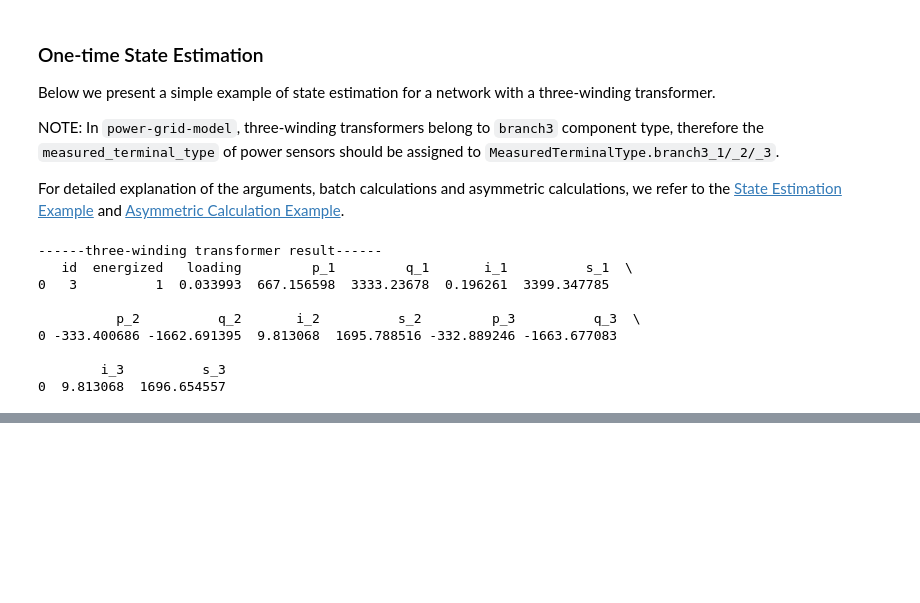
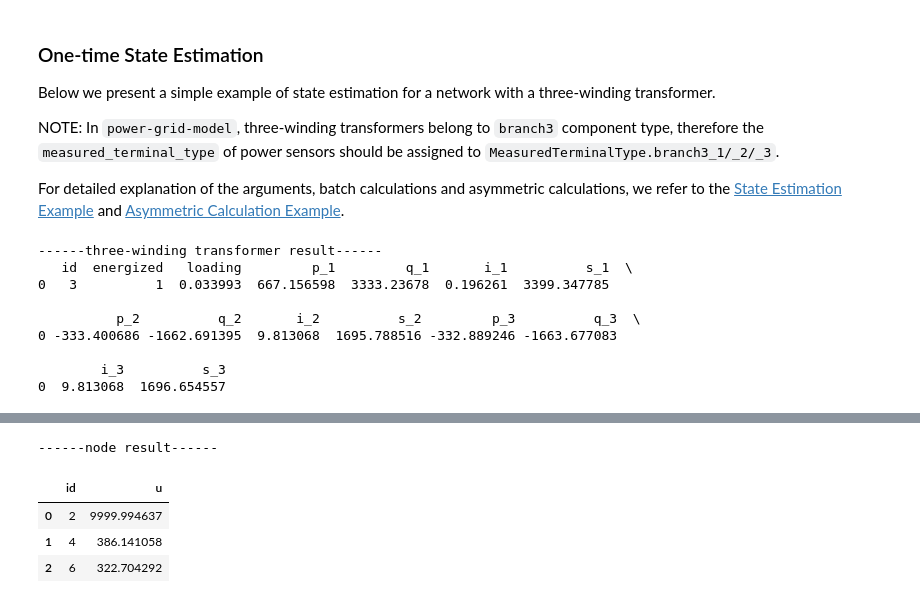
Before and after one commit to PowerGridModel/power-grid-model-workshop, a Jupyter notebook: examples/Transformer Examples.ipynb, the cells around one changed output, grey strips where cells are left out. Cells and saved outputs as stored; diff of their text form; code cells hidden in the pictures; blank space fills up the shorter version.

```diff
--- a/examples/Transformer Examples.ipynb
+++ b/examples/Transformer Examples.ipynb
@@ -392,0 +498,16 @@ print(pd.DataFrame(output_data4["three_winding_transformer"]))
+# %%
+# construction
+model5 = PowerGridModelWithExperimentalFeatures(input_data5)
+
+# one-time power flow calculation without automatic tap changing
+output_data5 = model5.calculate_power_flow()
+
+# Both load-side nodes node_4 and node_6 have a voltage below 400 V
+print("------node result------")
+display(pd.DataFrame(output_data5["node"])[["id", "u"]])
+# %% [output]
+------node result------
+|  | id | u |
+| 0 | 2 | 9999.994637 |
+| 1 | 4 | 386.141058 |
+| 2 | 6 | 322.704292 |
```
Also changed, not shown: parts of 26 cells of this notebook, 1 other file.
